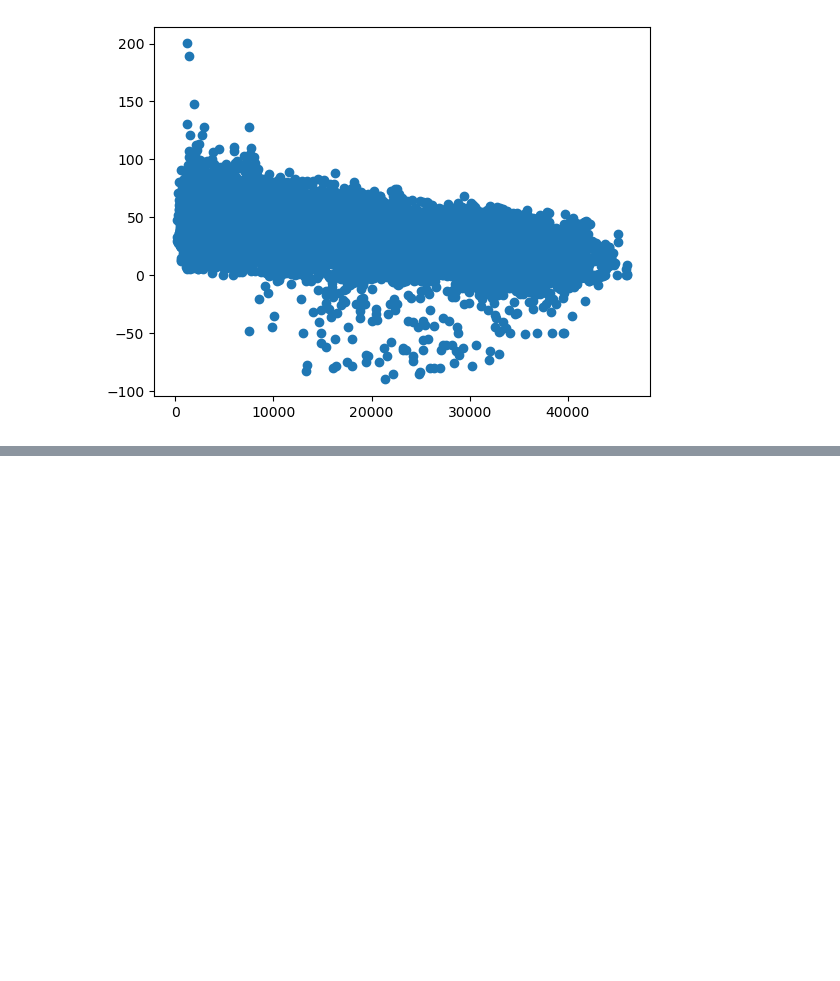
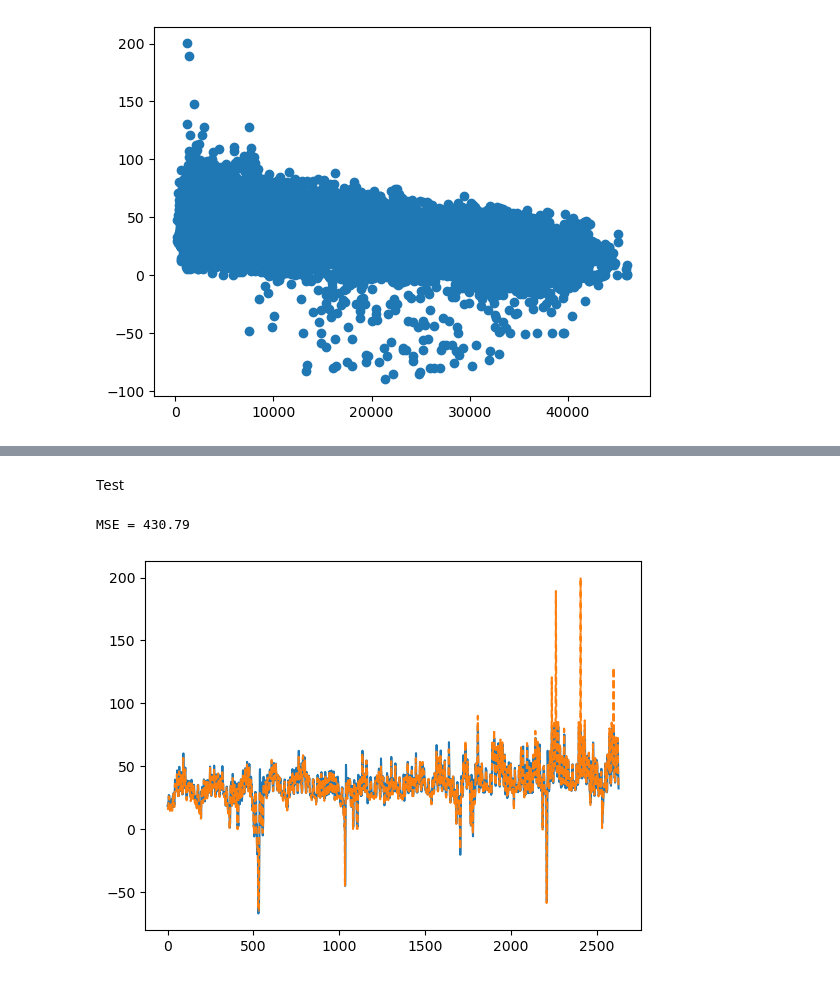
Before and after one commit to atleer/forecast-electricity-markets, a Jupyter notebook: analysis/exploratory_RNN.ipynb, the cells around one changed output, grey strips where cells are left out. Cells and saved outputs as stored; diff of their text form; code cells hidden in the pictures; blank space fills up the shorter version.

```diff
--- a/analysis/exploratory_RNN.ipynb
+++ b/analysis/exploratory_RNN.ipynb
@@ -73,0 +162,16 @@ plt.scatter(df_sample[valid_mask]['DE_wind_generation'], df_sample[valid_mask]['
+# %% [markdown]
+Test
+# %%
+X_test = X_test.unsqueeze(-1)
+# %%
+with torch.no_grad():
+    prediction = model(X_test)
+
+    plt.plot(prediction)
+    plt.plot(y_test, '--')
+
+    mse = ((prediction-y_test)**2).mean()
+    print(f'MSE = {mse:.2f}')
+# %% [output]
+MSE = 430.79
+[figure, added]
```
Also changed, not shown: parts of 16 cells of this notebook.
